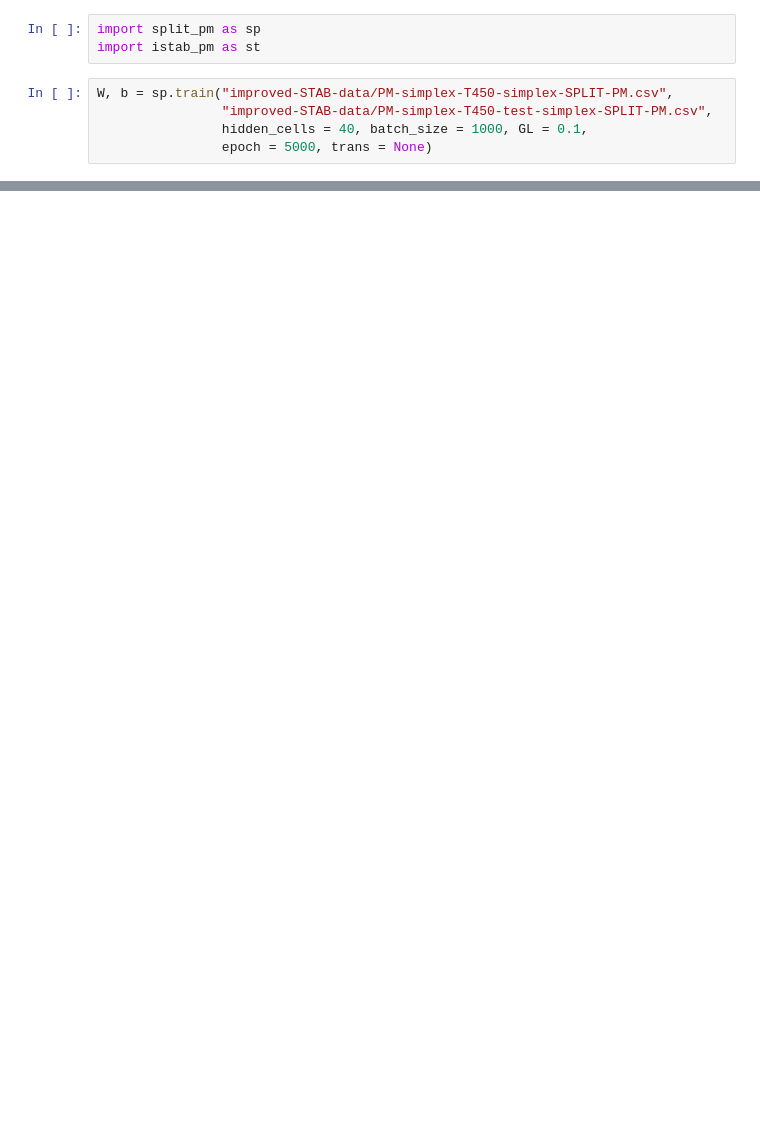
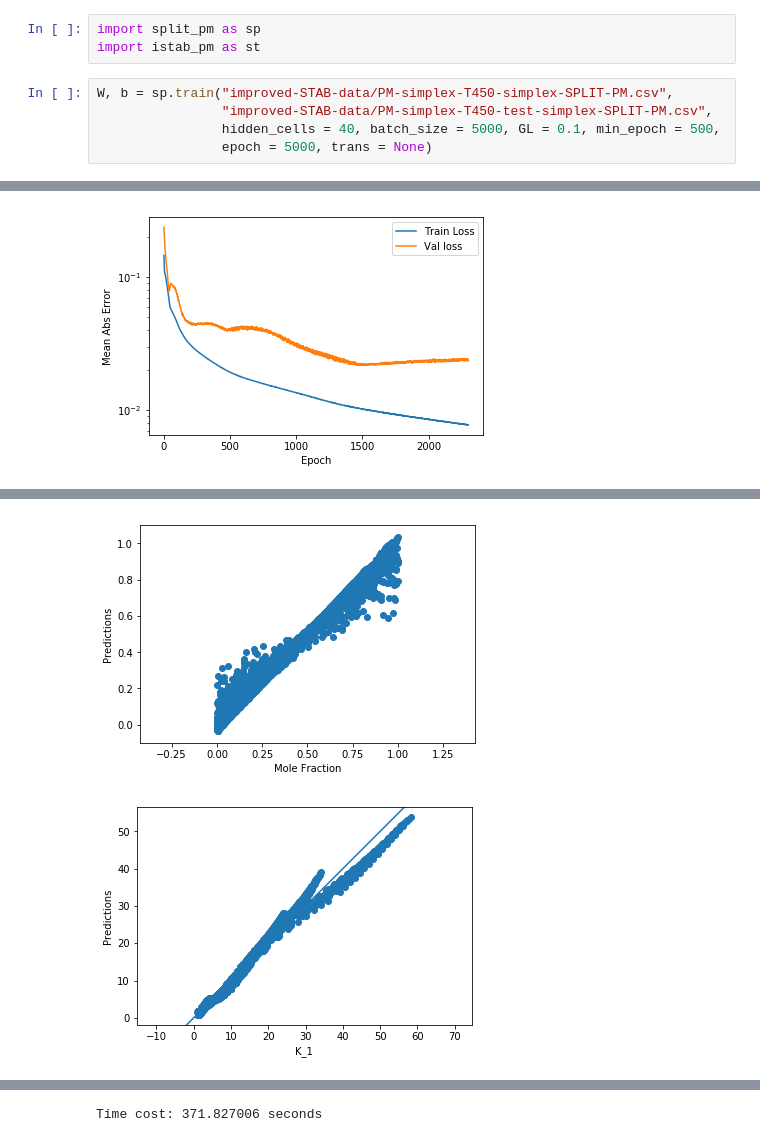
Before and after one commit to Arsennnic/ANN-FC-2.0, a Jupyter notebook: train_split.ipynb, the cells around one changed output, grey strips where cells are left out. Cells and saved outputs as stored; diff of their text form; blank space fills up the shorter version.

```diff
--- a/train_split.ipynb
+++ b/train_split.ipynb
@@ -4,5 +4,6 @@ import istab_pm as st
 # %%
 W, b = sp.train("improved-STAB-data/PM-simplex-T450-simplex-SPLIT-PM.csv",
                 "improved-STAB-data/PM-simplex-T450-test-simplex-SPLIT-PM.csv",
-                hidden_cells = 40, batch_size = 1000, GL = 0.1,
+                hidden_cells = 40, batch_size = 5000, GL = 0.1, min_epoch = 500,
                 epoch = 5000, trans = None)
+# %% [output]
@@ -8,0 +27 @@ W, b = sp.train("improved-STAB-data/PM-simplex-T450-simplex-SPLIT-PM.csv",
+[figure, added]
@@ -8,0 +29,2 @@ W, b = sp.train("improved-STAB-data/PM-simplex-T450-simplex-SPLIT-PM.csv",
+[figure, added]
+[figure, added]
@@ -9,3 +37,4 @@ W, b = sp.train("improved-STAB-data/PM-simplex-T450-simplex-SPLIT-PM.csv",
+Time cost: 371.827006 seconds
 # %%
 W, b = sp.train("improved-STAB-data/PM-simplex-T450-simplex-SPLIT-PM.csv",
                 "improved-STAB-data/PM-simplex-T450-test-simplex-SPLIT-PM.csv",
```
Also changed, not shown: parts of 4 cells of this notebook.
